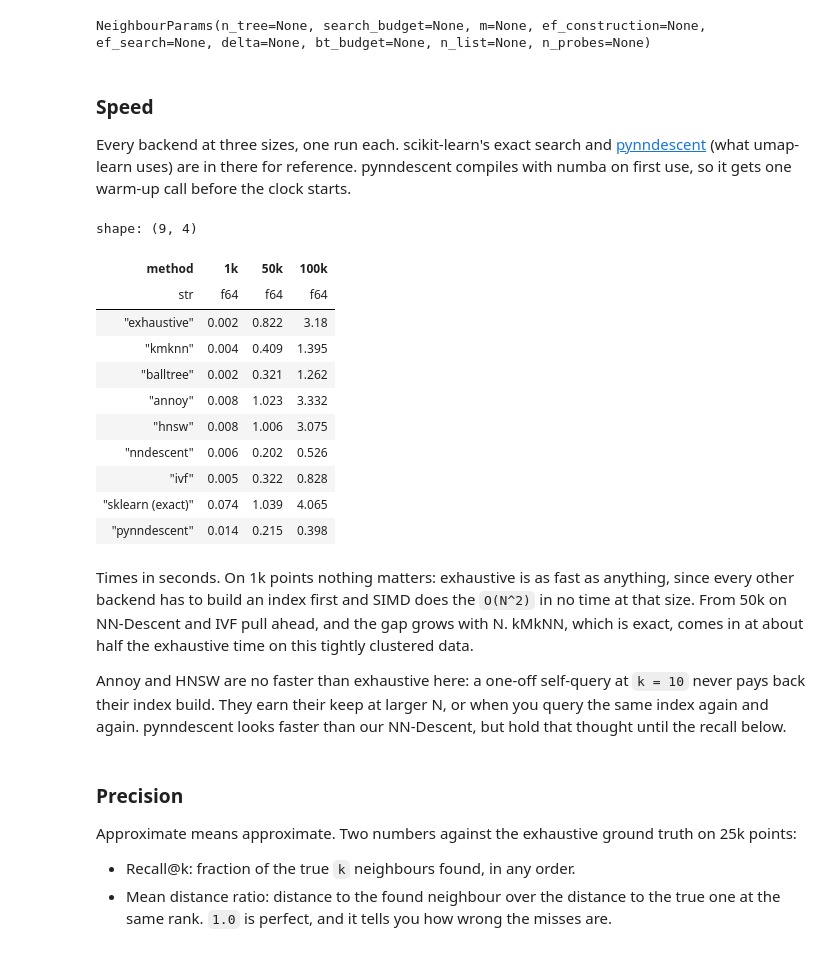
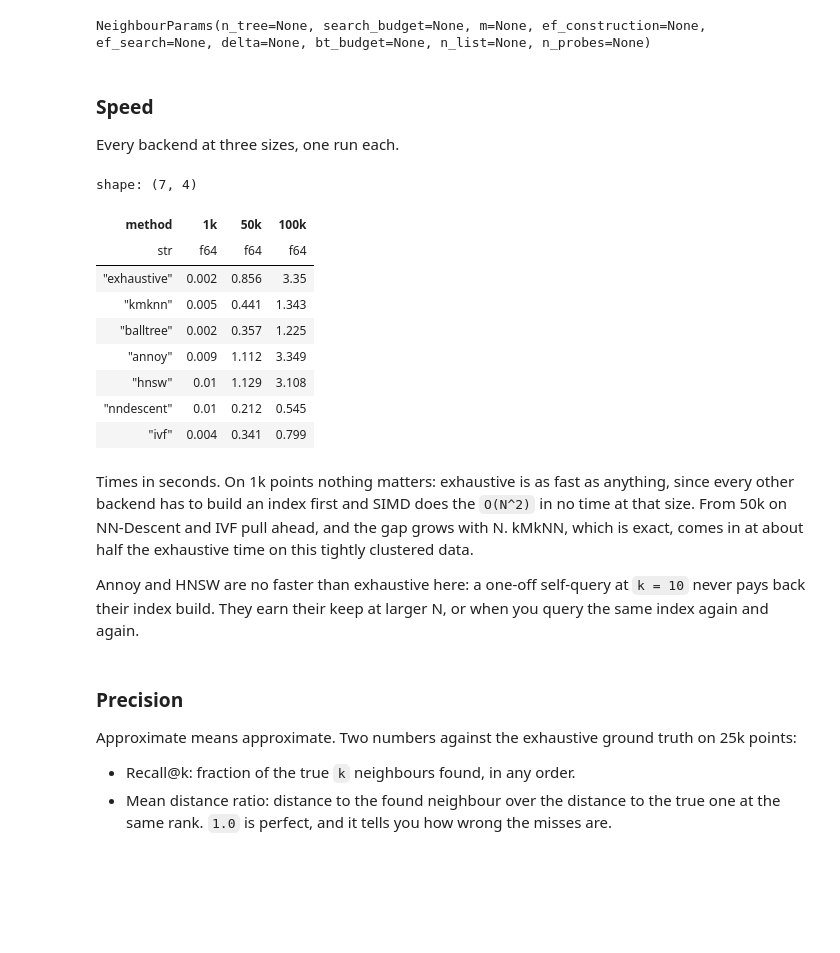
Before and after one commit to GregorLueg/manifolds-rs, a Jupyter notebook: python/docs/vignettes/knn_searches.ipynb, the cells around one changed output. Cells and saved outputs as stored; diff of their text form; code cells hidden in the pictures; blank space fills up the shorter version.

Commit message:
docs: kNN vignette shows only the internal backends

```diff
--- a/python/docs/vignettes/knn_searches.ipynb
+++ b/python/docs/vignettes/knn_searches.ipynb
@@ -77,63 +75,49 @@ backend you picked do anything.
 mf.NeighbourParams()
 # %% [output]
 NeighbourParams(n_tree=None, search_budget=None, m=None, ef_construction=None, ef_search=None, delta=None, bt_budget=None, n_list=None, n_probes=None)
-# %% [markdown]
-### Speed
-
-Every backend at three sizes, one run each. scikit-learn's exact search and
-[pynndescent](https://github.com/lmcinnes/pynndescent) (what umap-learn uses)
-are in there for reference. pynndescent compiles with numba on first use, so
-it gets one warm-up call before the clock starts.
+# %% [markdown]
+### Speed
+
+Every backend at three sizes, one run each.
 # %%
 BACKENDS = ["exhaustive", "kmknn", "balltree", "annoy", "hnsw", "nndescent", "ivf"]
-
-NNDescent(X, n_neighbors=K + 1, random_state=42).neighbor_graph
 
 
 def timed(fn) -> float:
     """Wall time of one call, in seconds."""
     start = time.perf_counter()
     fn()
     return time.perf_counter() - start
 
 
 def time_backends(X: np.ndarray) -> dict[str, float]:
-    """Wall time of every manifolds-rs backend and the two references on `X`."""
+    """Wall time of every backend on `X`."""
     params = mf.NeighbourParams(n_probes=25)
-    res = {
+    return {
         ann: timed(lambda ann=ann: mf.knn_graph(X, k=K, ann=ann, nn_params=params))
         for ann in BACKENDS
     }
-    res["sklearn (exact)"] = timed(
-        lambda: NearestNeighbors(n_neighbors=K).fit(X).kneighbors()
-    )
-    res["pynndescent"] = timed(
-        lambda: NNDescent(X, n_neighbors=K + 1, random_state=42).neighbor_graph
-    )
-    return res
 
 
 speed = {
     f"{n // 1000}k": time_backends(mf.datasets.clustered(n)[0])
     for n in (1_000, 50_000, 100_000)
 }
 
 pl.DataFrame(
     {"method": list(speed["1k"]), **{n: list(t.values()) for n, t in speed.items()}}
 ).with_columns(pl.exclude("method").round(3))
 # %% [output]
-shape: (9, 4)
+shape: (7, 4)
 | method | 1k | 50k | 100k |
 | str | f64 | f64 | f64 |
-| "exhaustive" | 0.002 | 0.822 | 3.18 |
-| "kmknn" | 0.004 | 0.409 | 1.395 |
-| "balltree" | 0.002 | 0.321 | 1.262 |
-| "annoy" | 0.008 | 1.023 | 3.332 |
-| "hnsw" | 0.008 | 1.006 | 3.075 |
-| "nndescent" | 0.006 | 0.202 | 0.526 |
-| "ivf" | 0.005 | 0.322 | 0.828 |
-| "sklearn (exact)" | 0.074 | 1.039 | 4.065 |
-| "pynndescent" | 0.014 | 0.215 | 0.398 |
+| "exhaustive" | 0.002 | 0.856 | 3.35 |
+| "kmknn" | 0.005 | 0.441 | 1.343 |
+| "balltree" | 0.002 | 0.357 | 1.225 |
+| "annoy" | 0.009 | 1.112 | 3.349 |
+| "hnsw" | 0.01 | 1.129 | 3.108 |
+| "nndescent" | 0.01 | 0.212 | 0.545 |
+| "ivf" | 0.004 | 0.341 | 0.799 |
 # %% [markdown]
 Times in seconds. On 1k points nothing matters: exhaustive is as fast as
 anything, since every other backend has to build an index first and SIMD does
@@ -143,8 +127,7 @@ the exhaustive time on this tightly clustered data.
 
 Annoy and HNSW are no faster than exhaustive here: a one-off self-query at
 `k = 10` never pays back their index build. They earn their keep at larger N,
-or when you query the same index again and again. pynndescent looks faster
-than our NN-Descent, but hold that thought until the recall below.
+or when you query the same index again and again.
 # %% [markdown]
 ### Precision
 
```
Also changed, not shown: parts of 3 cells of this notebook, 1 other file.
